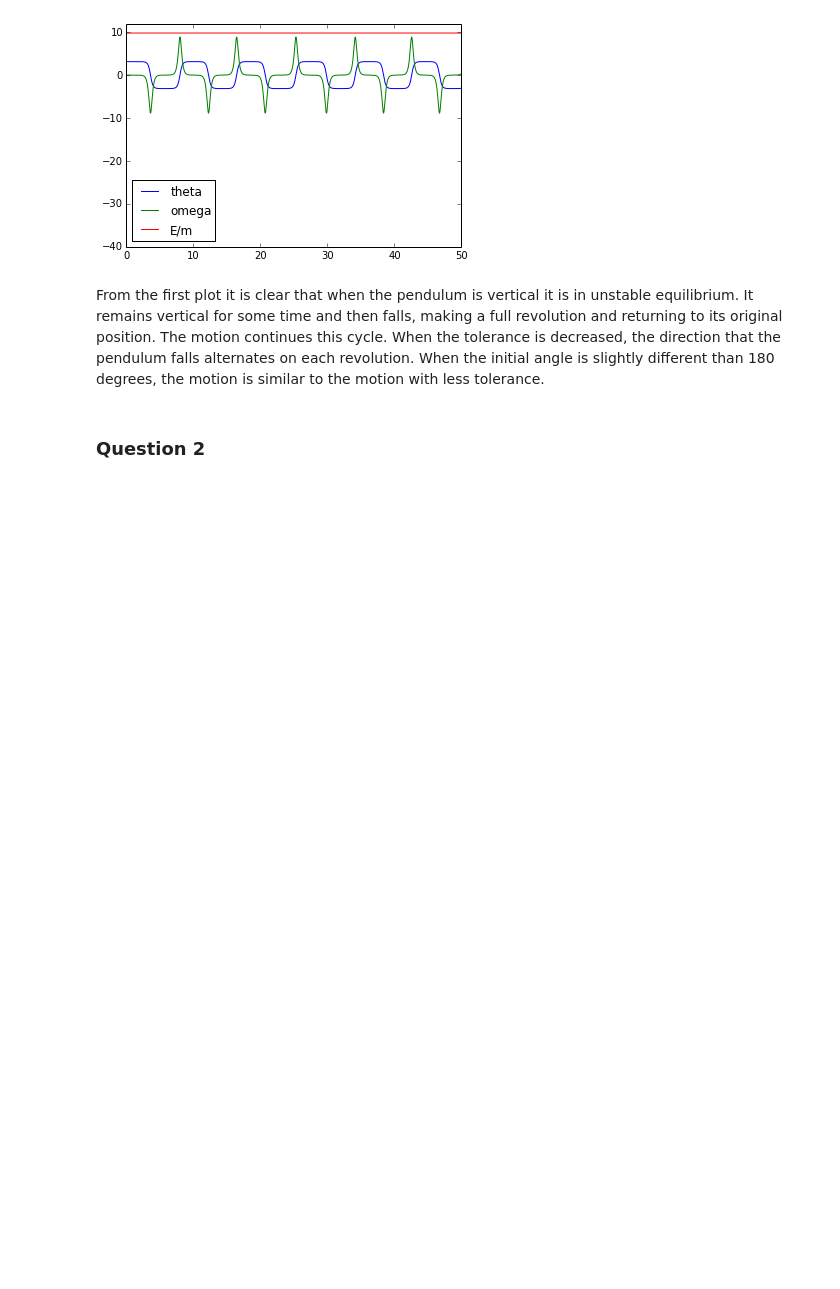
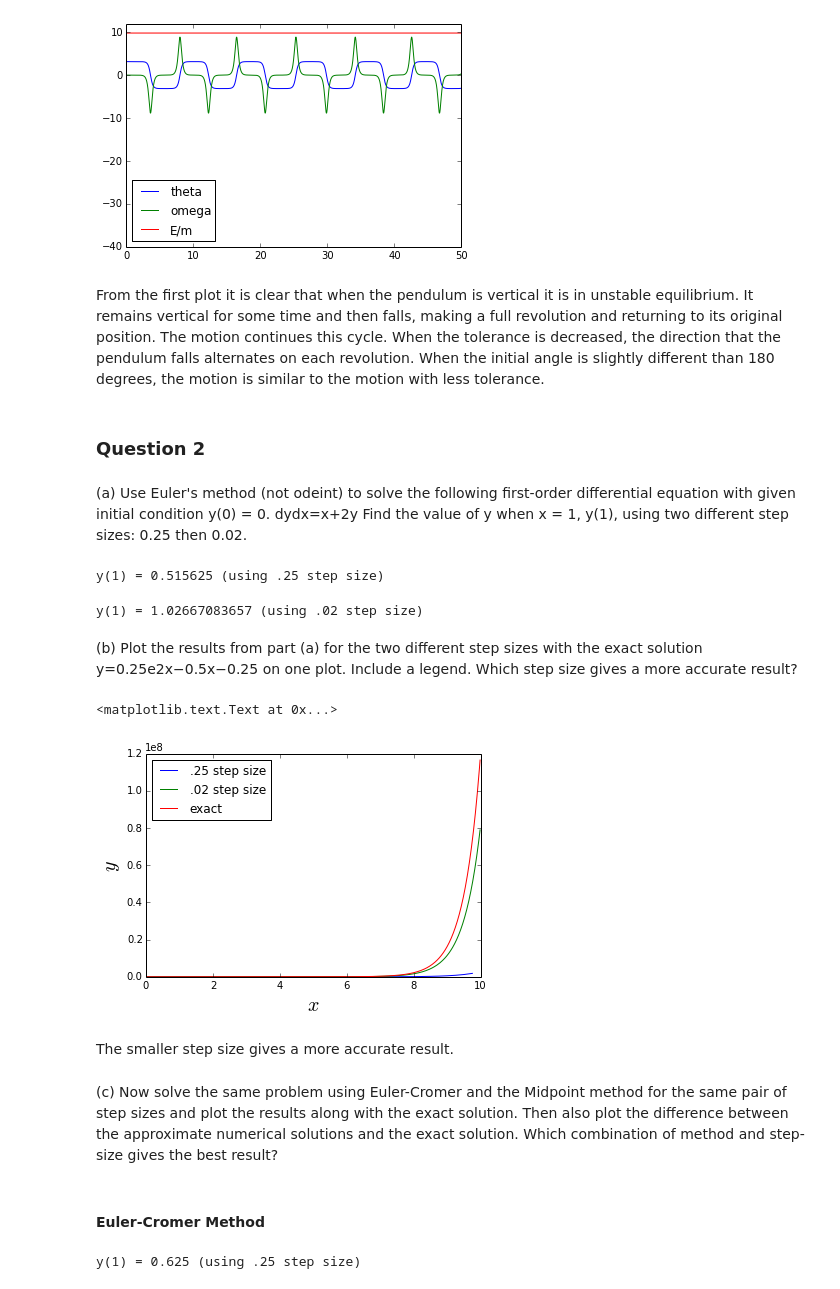
Before and after one commit to jparke08/PHYS202-S14, a Jupyter notebook: SciPy/ODEExercises.ipynb, the cells around one changed output. Saved outputs shown, nothing was run; the diff lists cells and outputs as text; code cells hidden in the pictures; blank space fills up the shorter version.

```diff
--- a/SciPy/ODEExercises.ipynb
+++ b/SciPy/ODEExercises.ipynb
@@ -166,3 +166,83 @@ plt.show()
 From the first plot it is clear that when the pendulum is vertical it is in unstable equilibrium. It remains vertical for some time and then falls, making a full revolution and returning to its original position. The motion continues this cycle. When the tolerance is decreased, the direction that the pendulum falls alternates on each revolution. When the initial angle is slightly different than 180 degrees, the motion is similar to the motion with less tolerance.
 # %% [markdown]
 ### Question 2
+# %% [markdown]
+(a) Use Euler's method (not odeint) to solve the following first-order differential equation with given initial condition y(0) = 0.
+dydx=x+2y
+Find the value of y when x = 1, y(1), using two different step sizes: 0.25 then 0.02.
+# %%
+xmax = 10
+dx = .25
+nsteps = int(xmax/dx)
+x = np.zeros(nsteps)
+y = np.zeros(nsteps)
+
+x[0]=0.
+y[0]=0.
+
+for i in range(len(x)-1):
+    x[i+1] = x[i] + dx
+    y[i+1] = y[i] + dx*(x[i]+2*y[i])
+
+
+print "y(1) = " + str(y[x==1][0])+" (using .25 step size)"
+# %% [output]
+y(1) = 0.515625 (using .25 step size)
+# %%
+xmax = 10
+dx = .02
+nsteps = int(xmax/dx)
+x2 = np.zeros(nsteps)
+y2 = np.zeros(nsteps)
+
+x2[0]=0.
+y2[0]=0.
+
+for i in range(len(x2)-1):
+    x2[i+1] = x2[i] + dx
+    y2[i+1] = y2[i] + dx*(x2[i]+2*y2[i])
+
+mask = (x2 <1.01) & (x2>.99)
+print "y(1) = " + str(y2[mask][0])+" (using .02 step size)"
+# %% [output]
+y(1) = 1.02667083657 (using .02 step size)
+# %% [markdown]
+(b) Plot the results from part (a) for the two different step sizes with the exact solution
+y=0.25e2x−0.5x−0.25
+on one plot. Include a legend. Which step size gives a more accurate result?
+# %%
+
+y_exact = .25*np.exp(2*x2)-.5*x2-.25
+plt.plot(x,y,label='.25 step size')
+plt.plot(x2,y2,label='.02 step size')
+plt.plot(x2,y_exact,label='exact')
+plt.legend(loc='best')
+plt.ylabel(r'$y$',fontsize=20)
+plt.xlabel(r'$x$',fontsize=20)
+# %% [output]
+<matplotlib.text.Text at 0x...>
+[figure, added]
+# %% [markdown]
+The smaller step size gives a more accurate result.
+# %% [markdown]
+(c) Now solve the same problem using Euler-Cromer and the Midpoint method for the same pair of step sizes and plot the results along with the exact solution. Then also plot the difference between the approximate numerical solutions and the exact solution. Which combination of method and step-size gives the best result?
+# %% [markdown]
+#### Euler-Cromer Method
+# %%
+xmax = 10
+dx = .25
+nsteps = int(xmax/dx)
+x = np.zeros(nsteps)
+y = np.zeros(nsteps)
+
+x[0]=0.
+y[0]=0.
+
+for i in range(len(x)-1):
+    x[i+1] = x[i] + dx
+    y[i+1] = y[i] + dx*(x[i+1]+2*y[i+1])
+
+
+print "y(1) = " + str(y[x==1][0])+" (using .25 step size)"
+# %% [output]
+y(1) = 0.625 (using .25 step size)
```
Also changed, not shown: parts of 9 cells of this notebook, 1 other file.
